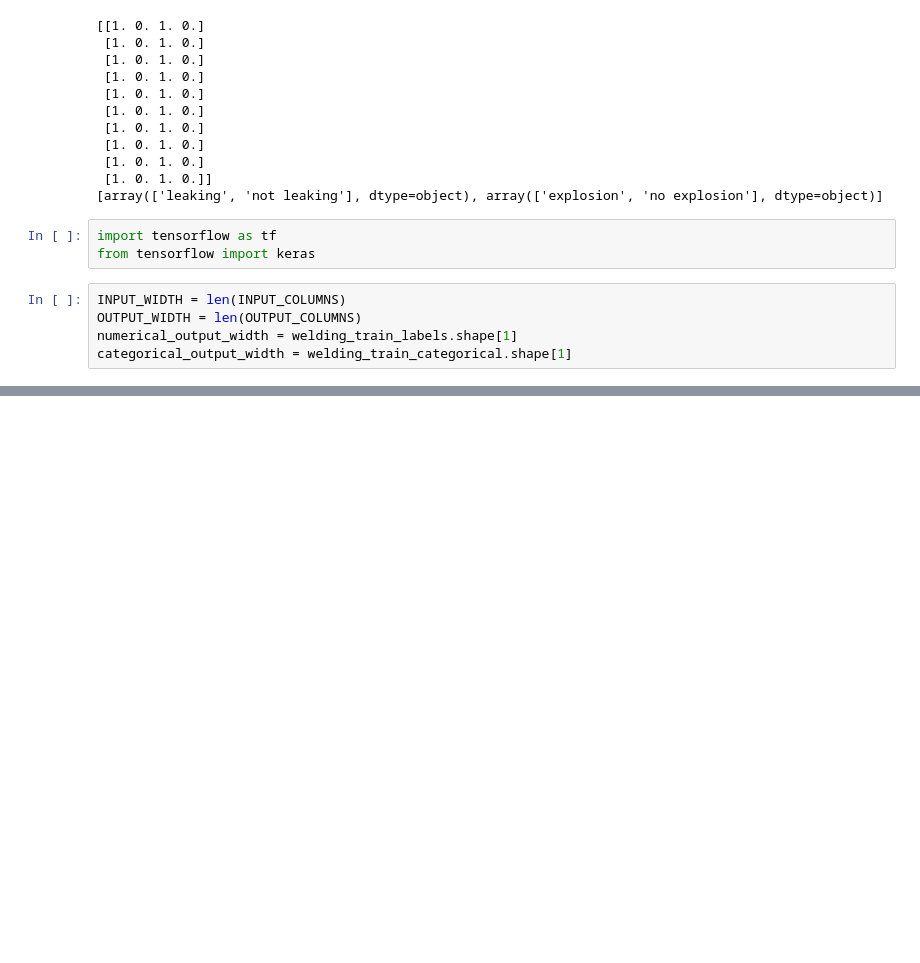
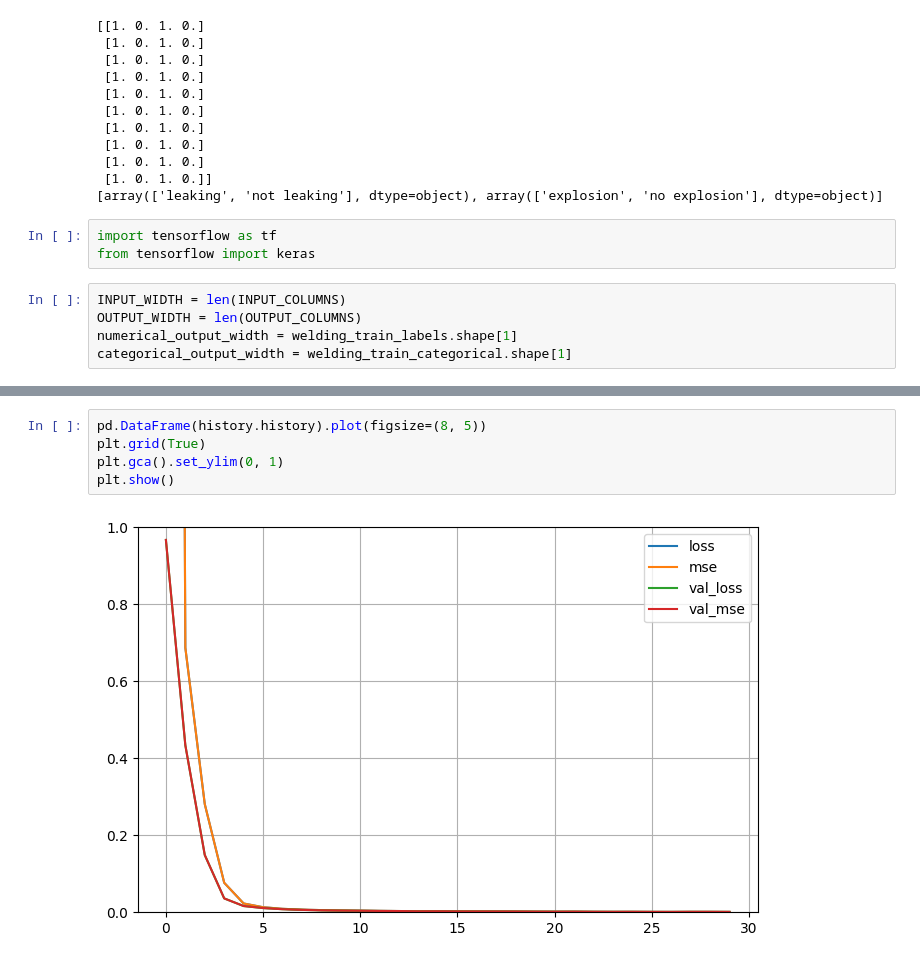
Before and after one commit to StewartNash/welding, a Jupyter notebook: notebooks/welding1.ipynb, the cells around one changed output, grey strips where cells are left out. Saved outputs shown, nothing was run; the diff lists cells and outputs as text; blank space fills up the shorter version.

```diff
--- a/notebooks/welding1.ipynb
+++ b/notebooks/welding1.ipynb
@@ -179,3 +180,10 @@ Epoch 6/30
 Epoch 30/30
 188/188 ━━━━━━━━━━━━━━━━━━━━ 1s 3ms/step - loss: 9.6875e-04 - mse: 9.6875e-04 - val_loss: 0.0010 - val_mse: 0.0010
 63/63 ━━━━━━━━━━━━━━━━━━━━ 0s 2ms/step - loss: 0.0011 - mse: 0.0011
+# %%
+pd.DataFrame(history.history).plot(figsize=(8, 5))
+plt.grid(True)
+plt.gca().set_ylim(0, 1)
+plt.show()
+# %% [output]
+[figure, added]
```
Also changed, not shown: parts of 1 cell of this notebook, 5 other files.
